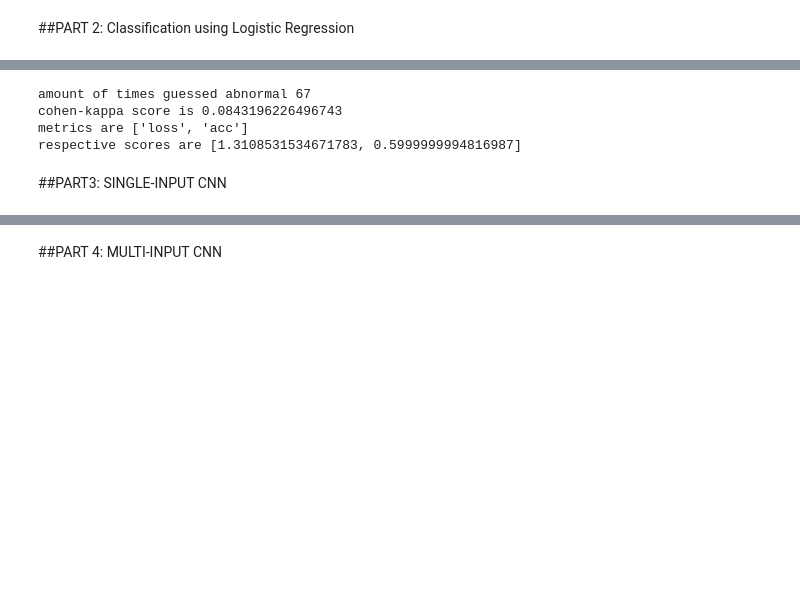
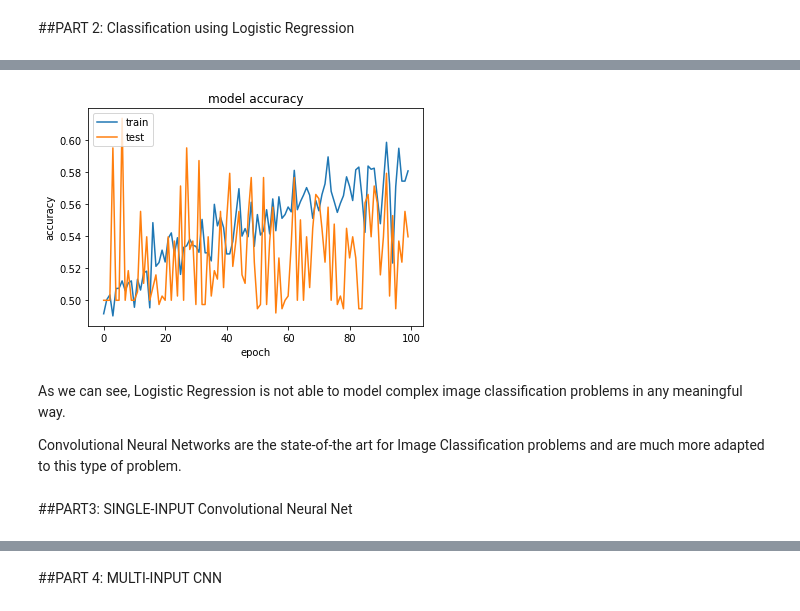
Before and after one commit to c-gohlke/X_Ray-patients-classification, a Jupyter notebook: MURA.ipynb, the cells around one changed output, grey strips where cells are left out. Saved outputs shown, nothing was run; the diff lists cells and outputs as text; code cells hidden in the pictures; blank space fills up the shorter version.

```diff
--- a/MURA.ipynb
+++ b/MURA.ipynb
@@ -154,24 +175,25 @@ plt.show()
 # %%
 def train_logreg():
-  #create the model
-  labels_amount = 2
-  batch_size = 64
+    #create the model
+    labels_amount = 2
+    batch_size = 64
 
-  model = Sequential()
-  model.add(Flatten())
-  model.add(Dense(labels_amount, input_dim=img_dim[0]*img_dim[1], activation='softmax'))
+    model = Sequential()
+    model.add(Flatten())
+    model.add(Dense(labels_amount, input_dim=img_dim[0]*img_dim[1], activation='softmax'))
 
-  model.compile(optimizer='sgd',loss='categorical_crossentropy',metrics=['accuracy'])
+    model.compile(optimizer='sgd',loss='categorical_crossentropy',metrics=['accuracy'])
 
-  epochs = 100
+    epochs = 100
 
-  #disproportionate amount of 0s in training set, so we assign a higher weight to the "1" class
-  count0 = np.count_nonzero(Y_train==0)
-  count1 = np.count_nonzero(Y_train==1)
-  class_weight = {0:count1/(count1+count0), 1:1}
+    #disproportionate amount of 0s in training set, so we assign a higher weight to the "1" class
+    #does nothing when dataset is balanced
+    # count0 = np.count_nonzero(y_train==0)
+    # count1 = np.count_nonzero(y_train==1)
+    # class_weight = {0:count1/(count1+count0), 1:1}
 
-  checkpoint = ModelCheckpoint('/content/drive/My Drive/projects/MURA/models/LogReg.h5', monitor='val_acc',save_best_only=True)
+    checkpoint = ModelCheckpoint('/content/drive/My Drive/projects/MURA/models/LogReg.h5', monitor='val_acc',save_best_only=True)
 
-  history = model.fit(x_train, Y_train_cat, batch_size=batch_size, epochs=epochs, class_weight= class_weight, callbacks=[checkpoint], validation_data=(x_test, Y_test_cat))
+    history = model.fit(X_train_balanced, y_train_cat, batch_size=batch_size, epochs=epochs, class_weight=None, callbacks=[checkpoint], validation_data=(X_test_balanced, y_test_cat))
 
-  return model, history
+    return model, history
@@ -178,37 +224,35 @@ def train_logreg():
 # %%
-model, history = train_logreg()
-
-plt.plot(history.history['acc'])
-plt.plot(history.history['val_acc'])
+plt.plot(history.history['accuracy'])
+plt.plot(history.history['val_accuracy'])
 plt.title('model accuracy')
 plt.ylabel('accuracy')
 plt.xlabel('epoch')
 plt.legend(['train', 'test'], loc='upper left')
 plt.savefig('/content/drive/My Drive/projects/MURA/plots/LogReg-history.png')
+# %% [output]
+[figure, added]
 # %%
 #ANALYSIS ON VALIDATION SET
 from sklearn.metrics import cohen_kappa_score
 
-pred = model.predict(x_test)
+pred = model.predict(X_test_balanced)
 
 #convert array with values of form [[0.4, 0.6],...,[0.9, 0.1]] to [1,0]
 y_hat = np.zeros(len(pred))
 for i in range(len(pred)):
     y_hat[i] = np.argmax(pred[i])
 
-
-kappa = cohen_kappa_score(Y_test, y_hat)
+kappa = cohen_kappa_score(y_test_balanced, y_hat)
 print ("cohen-kappa score is", kappa)
 
-score = model.evaluate(x_test, Y_test_cat, verbose=0)
+score = model.evaluate(X_test_balanced, y_test_cat, verbose=0)
 
 print("For logreg, accuracy is: {}, cohen-kappa-score is: {}, loss is: {}".format(score[1], kappa, score[0]))
 print("metrics are", model.metrics_names)
 print("respective scores are", score)
-# %% [output]
-amount of times guessed abnormal 67
-cohen-kappa score is 0.0843196226496743
-metrics are ['loss', 'acc']
-respective scores are [1.3108531534671783, 0.5999999994816987]
+# %% [markdown]
+As we can see, Logistic Regression is not able to model complex image classification problems in any meaningful way.
+
+Convolutional Neural Networks are the state-of-the art for Image Classification problems and are much more adapted to this type of problem.
 # %% [markdown]
-##PART3: SINGLE-INPUT CNN
+##PART3: SINGLE-INPUT Convolutional Neural Net
```
Also changed, not shown: parts of 47 cells of this notebook.
